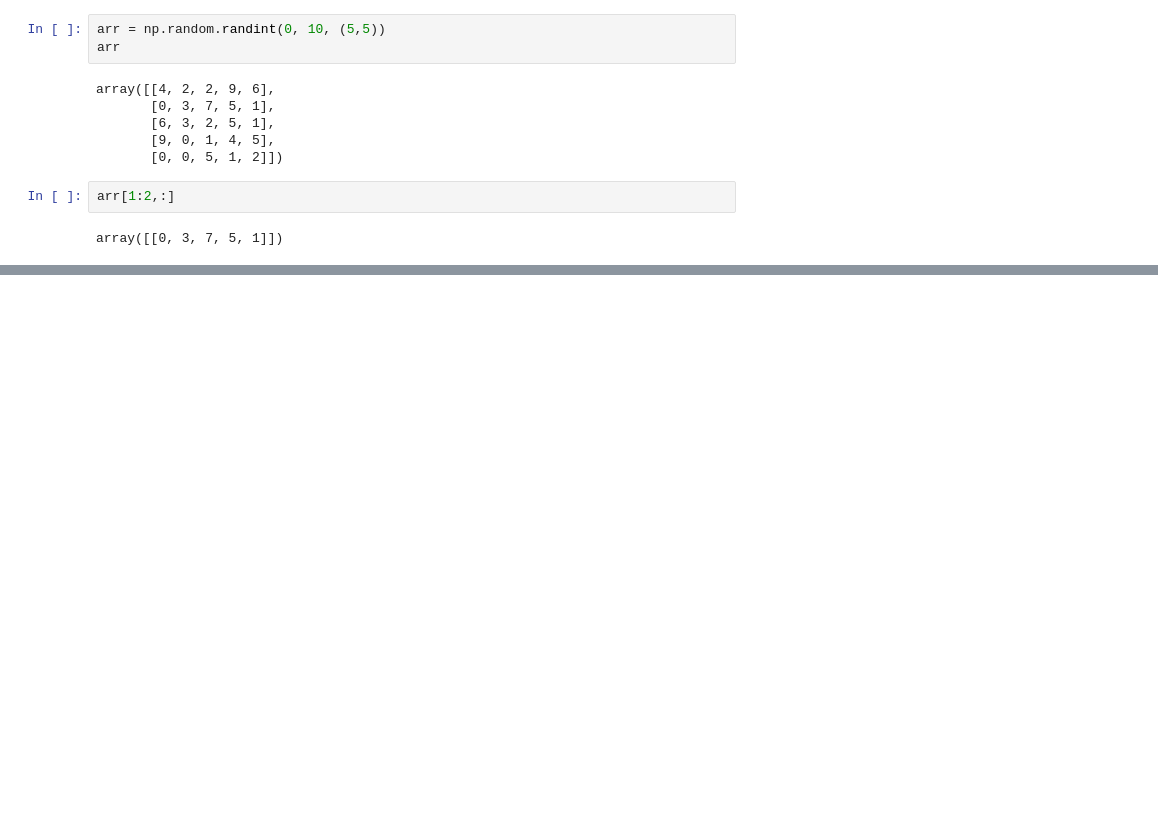
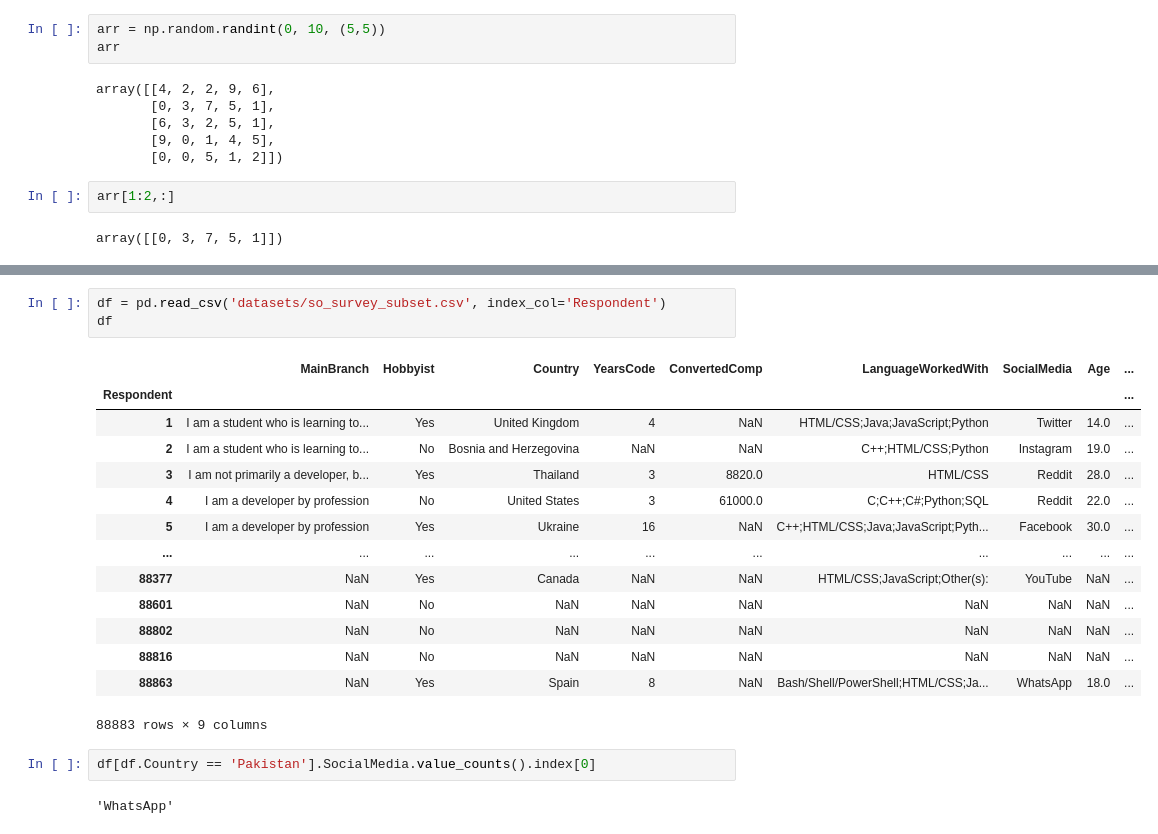
Before and after one commit to pseudo-usama/MSDSF21M520_Usama-Iftikhar-Butt, a Jupyter notebook: Test.ipynb, the cells around one changed output, grey strips where cells are left out. Drawn from its saved outputs; the diff is of its cells as text; blank space fills up the shorter version.

```diff
--- a/Test.ipynb
+++ b/Test.ipynb
@@ -531,0 +683,22 @@ x1, x2 : array_like
+# %%
+df = pd.read_csv('datasets/so_survey_subset.csv', index_col='Respondent')
+df
+# %% [output]
+|  | MainBranch | Hobbyist | Country | YearsCode | ConvertedComp | LanguageWorkedWith | SocialMedia | Age | ... |
+| Respondent |  |  |  |  |  |  |  |  | ... |
+| 1 | I am a student who is learning to... | Yes | United Kingdom | 4 | NaN | HTML/CSS;Java;JavaScript;Python | Twitter | 14.0 | ... |
+| 2 | I am a student who is learning to... | No | Bosnia and Herzegovina | NaN | NaN | C++;HTML/CSS;Python | Instagram | 19.0 | ... |
+| 3 | I am not primarily a developer, b... | Yes | Thailand | 3 | 8820.0 | HTML/CSS | Reddit | 28.0 | ... |
+| 4 | I am a developer by profession | No | United States | 3 | 61000.0 | C;C++;C#;Python;SQL | Reddit | 22.0 | ... |
+| 5 | I am a developer by profession | Yes | Ukraine | 16 | NaN | C++;HTML/CSS;Java;JavaScript;Pyth... | Facebook | 30.0 | ... |
+| ... | ... | ... | ... | ... | ... | ... | ... | ... | ... |
+| 88377 | NaN | Yes | Canada | NaN | NaN | HTML/CSS;JavaScript;Other(s): | YouTube | NaN | ... |
+| 88601 | NaN | No | NaN | NaN | NaN | NaN | NaN | NaN | ... |
+| 88802 | NaN | No | NaN | NaN | NaN | NaN | NaN | NaN | ... |
+| 88816 | NaN | No | NaN | NaN | NaN | NaN | NaN | NaN | ... |
+| 88863 | NaN | Yes | Spain | 8 | NaN | Bash/Shell/PowerShell;HTML/CSS;Ja... | WhatsApp | 18.0 | ... |
+88883 rows × 9 columns
+# %%
+df[df.Country == 'Pakistan'].SocialMedia.value_counts().index[0]
+# %% [output]
+'WhatsApp'
```
Also changed, not shown: parts of 36 cells of this notebook.
